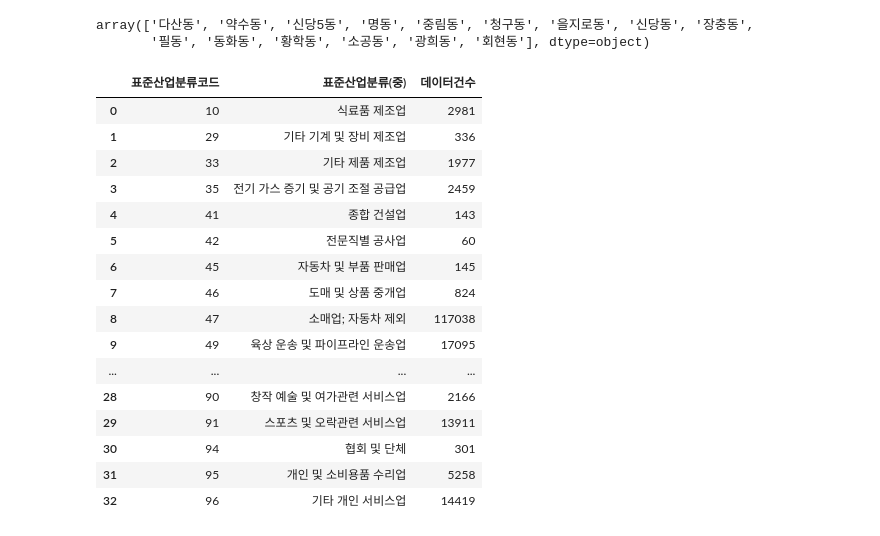
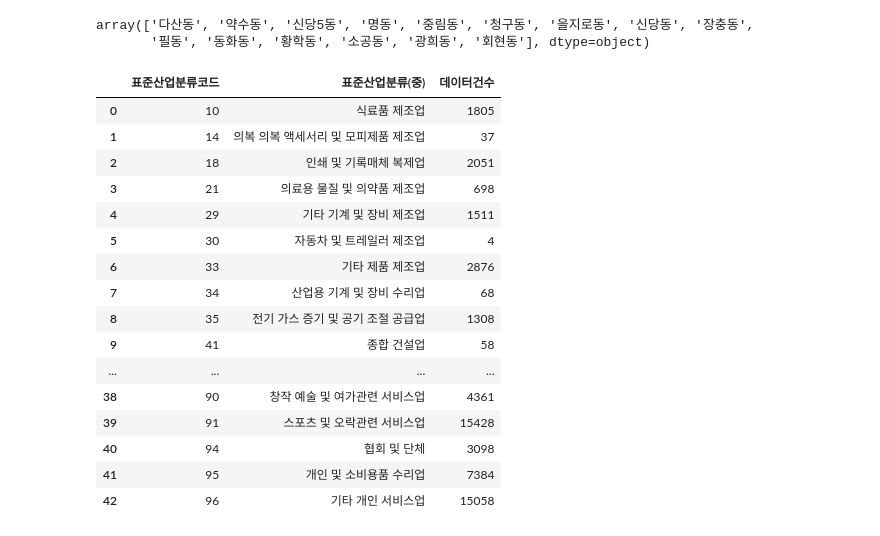
Before and after one commit to DDalaDDula/Card_Consumption_Pattern_Analysis_Dashboard, a Jupyter notebook: data_normalization.ipynb, the cells around one changed output. Drawn from its saved outputs; the diff is of its cells as text; code cells hidden in the pictures.

```diff
--- a/data_normalization.ipynb
+++ b/data_normalization.ipynb
@@ -310,26 +301,27 @@ jg_df['city_s'].unique()
 array(['다산동', '약수동', '신당5동', '명동', '중림동', '청구동', '을지로동', '신당동', '장충동',
        '필동', '동화동', '황학동', '소공동', '광희동', '회현동'], dtype=object)
 # %%
-km_count_dic = dict(zip(km_data['code_m'].value_counts().index,km_data['code_m'].value_counts().values))
-km_std = pd.DataFrame({'표준산업분류코드':sorted(km_data['code_m'].unique())})
-km_std['표준산업분류(중)'] = km_std['표준산업분류코드'].map(STD_TOBZ_M_dic)
-km_std['데이터건수'] = km_std['표준산업분류코드'].map(km_count_dic)
-km_std.sort_values(by='표준산업분류코드').reset_index(drop=True)
+jg_count_dic = dict(zip(jg_df['code_m'].value_counts().index,jg_df['code_m'].value_counts().values))
+jg_std = pd.DataFrame({'표준산업분류코드':sorted(jg_df['code_m'].unique())})
+jg_std['표준산업분류(중)'] = jg_std['표준산업분류코드'].map(STD_TOBZ_M_dic)
+jg_std['데이터건수'] = jg_std['표준산업분류코드'].map(jg_count_dic)
+jg_std = jg_std.sort_values(by='표준산업분류코드').reset_index(drop=True)
+jg_std
 # %% [output]
 |  | 표준산업분류코드 | 표준산업분류(중) | 데이터건수 |
-| 0 | 10 | 식료품 제조업 | 2981 |
-| 1 | 29 | 기타 기계 및 장비 제조업 | 336 |
-| 2 | 33 | 기타 제품 제조업 | 1977 |
-| 3 | 35 | 전기 가스 증기 및 공기 조절 공급업 | 2459 |
-| 4 | 41 | 종합 건설업 | 143 |
-| 5 | 42 | 전문직별 공사업 | 60 |
-| 6 | 45 | 자동차 및 부품 판매업 | 145 |
-| 7 | 46 | 도매 및 상품 중개업 | 824 |
-| 8 | 47 | 소매업; 자동차 제외 | 117038 |
-| 9 | 49 | 육상 운송 및 파이프라인 운송업 | 17095 |
+| 0 | 10 | 식료품 제조업 | 1805 |
+| 1 | 14 | 의복 의복 액세서리 및 모피제품 제조업 | 37 |
+| 2 | 18 | 인쇄 및 기록매체 복제업 | 2051 |
+| 3 | 21 | 의료용 물질 및 의약품 제조업 | 698 |
+| 4 | 29 | 기타 기계 및 장비 제조업 | 1511 |
+| 5 | 30 | 자동차 및 트레일러 제조업 | 4 |
+| 6 | 33 | 기타 제품 제조업 | 2876 |
+| 7 | 34 | 산업용 기계 및 장비 수리업 | 68 |
+| 8 | 35 | 전기 가스 증기 및 공기 조절 공급업 | 1308 |
+| 9 | 41 | 종합 건설업 | 58 |
 | ... | ... | ... | ... |
-| 28 | 90 | 창작 예술 및 여가관련 서비스업 | 2166 |
-| 29 | 91 | 스포츠 및 오락관련 서비스업 | 13911 |
-| 30 | 94 | 협회 및 단체 | 301 |
-| 31 | 95 | 개인 및 소비용품 수리업 | 5258 |
-| 32 | 96 | 기타 개인 서비스업 | 14419 |
+| 38 | 90 | 창작 예술 및 여가관련 서비스업 | 4361 |
+| 39 | 91 | 스포츠 및 오락관련 서비스업 | 15428 |
+| 40 | 94 | 협회 및 단체 | 3098 |
+| 41 | 95 | 개인 및 소비용품 수리업 | 7384 |
+| 42 | 96 | 기타 개인 서비스업 | 15058 |
```
Also changed, not shown: parts of 12 cells of this notebook, 2 other files.
